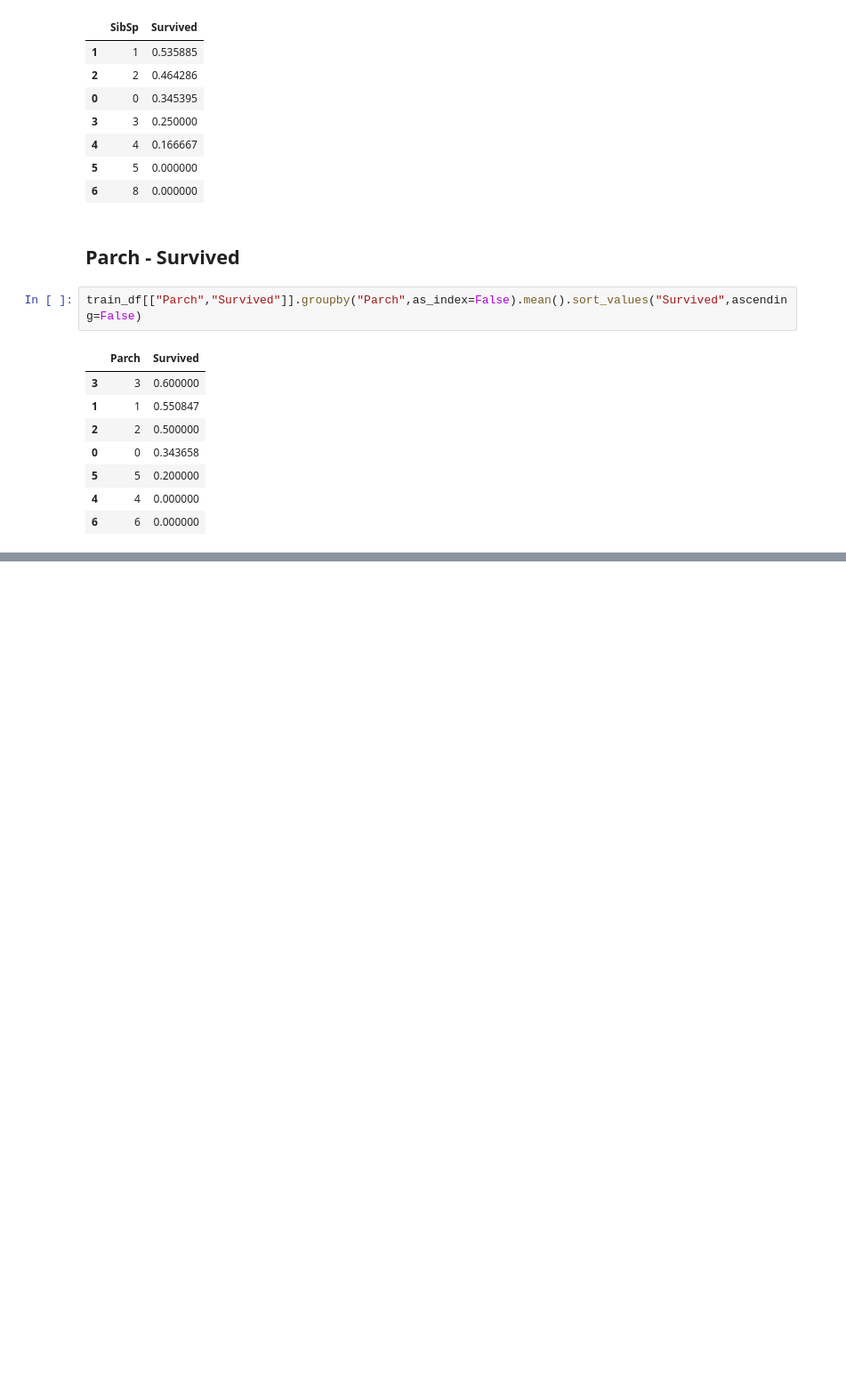
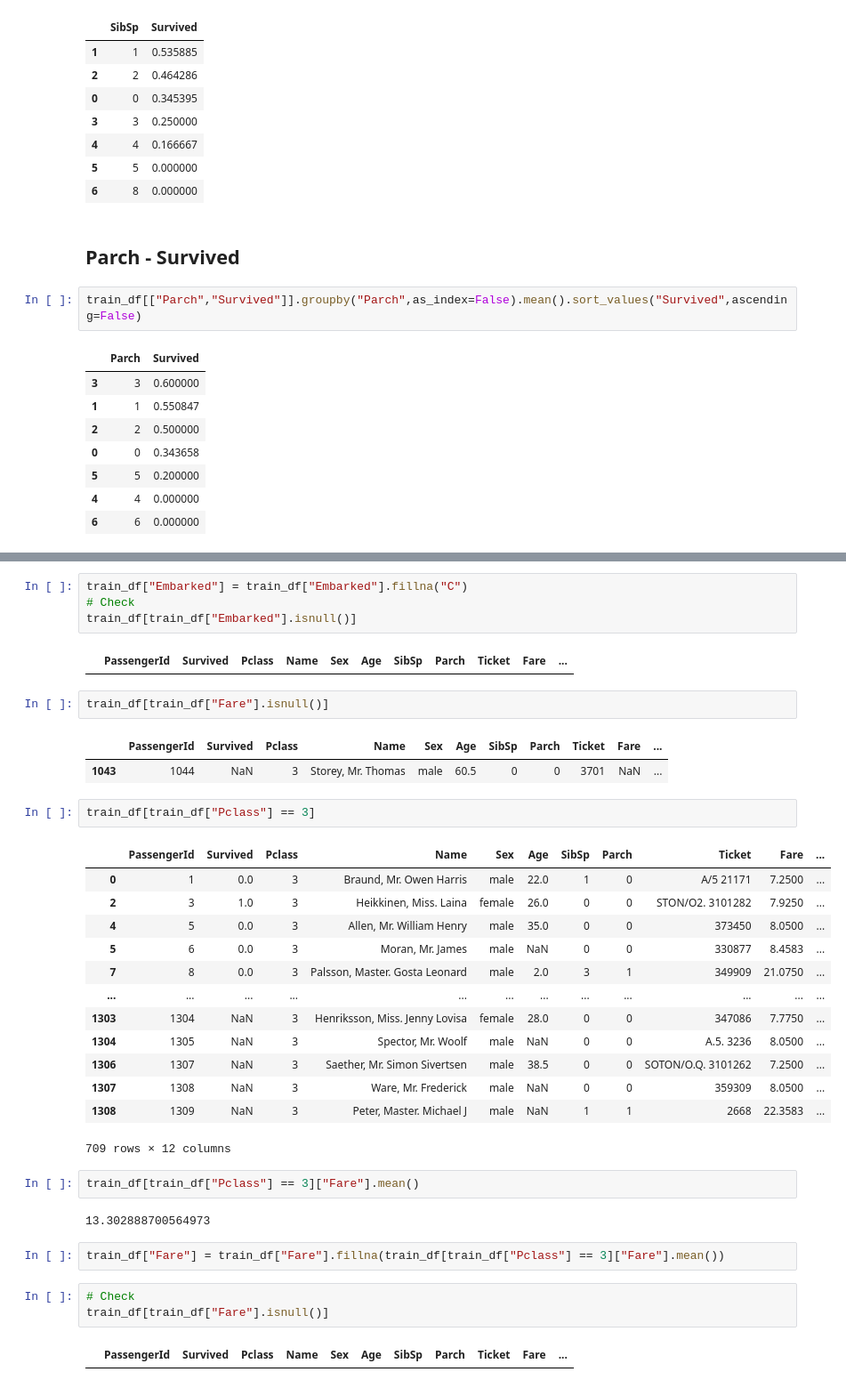
Before and after one commit to anildursunipek/Data-science-and-ML-notebook, a Jupyter notebook: titanic-eda-d.ipynb, the cells around one changed output, grey strips where cells are left out. Shown: that part at 89% size. Saved outputs shown, nothing was run; the diff lists cells and outputs as text; blank space fills up the shorter version.

```diff
--- a/titanic-eda-d.ipynb
+++ b/titanic-eda-d.ipynb
@@ -280,0 +400,38 @@ train_df[["Parch","Survived"]].groupby("Parch",as_index=False).mean().sort_value
+# %%
+train_df["Embarked"] = train_df["Embarked"].fillna("C")
+# Check
+train_df[train_df["Embarked"].isnull()]
+# %% [output]
+|  | PassengerId | Survived | Pclass | Name | Sex | Age | SibSp | Parch | Ticket | Fare | ... |
+# %%
+train_df[train_df["Fare"].isnull()]
+# %% [output]
+|  | PassengerId | Survived | Pclass | Name | Sex | Age | SibSp | Parch | Ticket | Fare | ... |
+| 1043 | 1044 | NaN | 3 | Storey, Mr. Thomas | male | 60.5 | 0 | 0 | 3701 | NaN | ... |
+# %%
+train_df[train_df["Pclass"] == 3]
+# %% [output]
+|  | PassengerId | Survived | Pclass | Name | Sex | Age | SibSp | Parch | Ticket | Fare | ... |
+| 0 | 1 | 0.0 | 3 | Braund, Mr. Owen Harris | male | 22.0 | 1 | 0 | A/5 21171 | 7.2500 | ... |
+| 2 | 3 | 1.0 | 3 | Heikkinen, Miss. Laina | female | 26.0 | 0 | 0 | STON/O2. 3101282 | 7.9250 | ... |
+| 4 | 5 | 0.0 | 3 | Allen, Mr. William Henry | male | 35.0 | 0 | 0 | 373450 | 8.0500 | ... |
+| 5 | 6 | 0.0 | 3 | Moran, Mr. James | male | NaN | 0 | 0 | 330877 | 8.4583 | ... |
+| 7 | 8 | 0.0 | 3 | Palsson, Master. Gosta Leonard | male | 2.0 | 3 | 1 | 349909 | 21.0750 | ... |
+| ... | ... | ... | ... | ... | ... | ... | ... | ... | ... | ... | ... |
+| 1303 | 1304 | NaN | 3 | Henriksson, Miss. Jenny Lovisa | female | 28.0 | 0 | 0 | 347086 | 7.7750 | ... |
+| 1304 | 1305 | NaN | 3 | Spector, Mr. Woolf | male | NaN | 0 | 0 | A.5. 3236 | 8.0500 | ... |
+| 1306 | 1307 | NaN | 3 | Saether, Mr. Simon Sivertsen | male | 38.5 | 0 | 0 | SOTON/O.Q. 3101262 | 7.2500 | ... |
+| 1307 | 1308 | NaN | 3 | Ware, Mr. Frederick | male | NaN | 0 | 0 | 359309 | 8.0500 | ... |
+| 1308 | 1309 | NaN | 3 | Peter, Master. Michael J | male | NaN | 1 | 1 | 2668 | 22.3583 | ... |
+709 rows × 12 columns
+# %%
+train_df[train_df["Pclass"] == 3]["Fare"].mean()
+# %% [output]
+13.302888700564973
+# %%
+train_df["Fare"] = train_df["Fare"].fillna(train_df[train_df["Pclass"] == 3]["Fare"].mean())
+# %%
+# Check
+train_df[train_df["Fare"].isnull()]
+# %% [output]
+|  | PassengerId | Survived | Pclass | Name | Sex | Age | SibSp | Parch | Ticket | Fare | ... |
```
Also changed, not shown: parts of 15 cells of this notebook.
